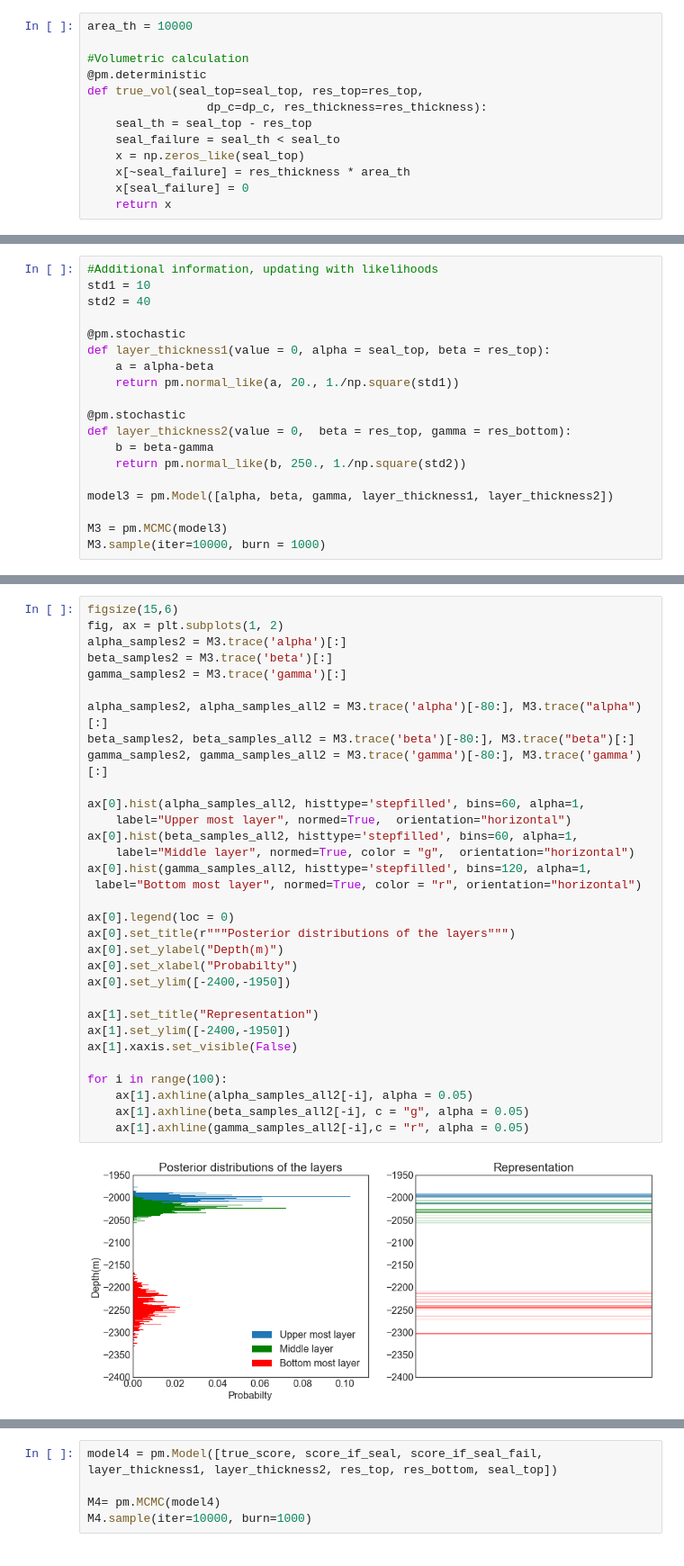
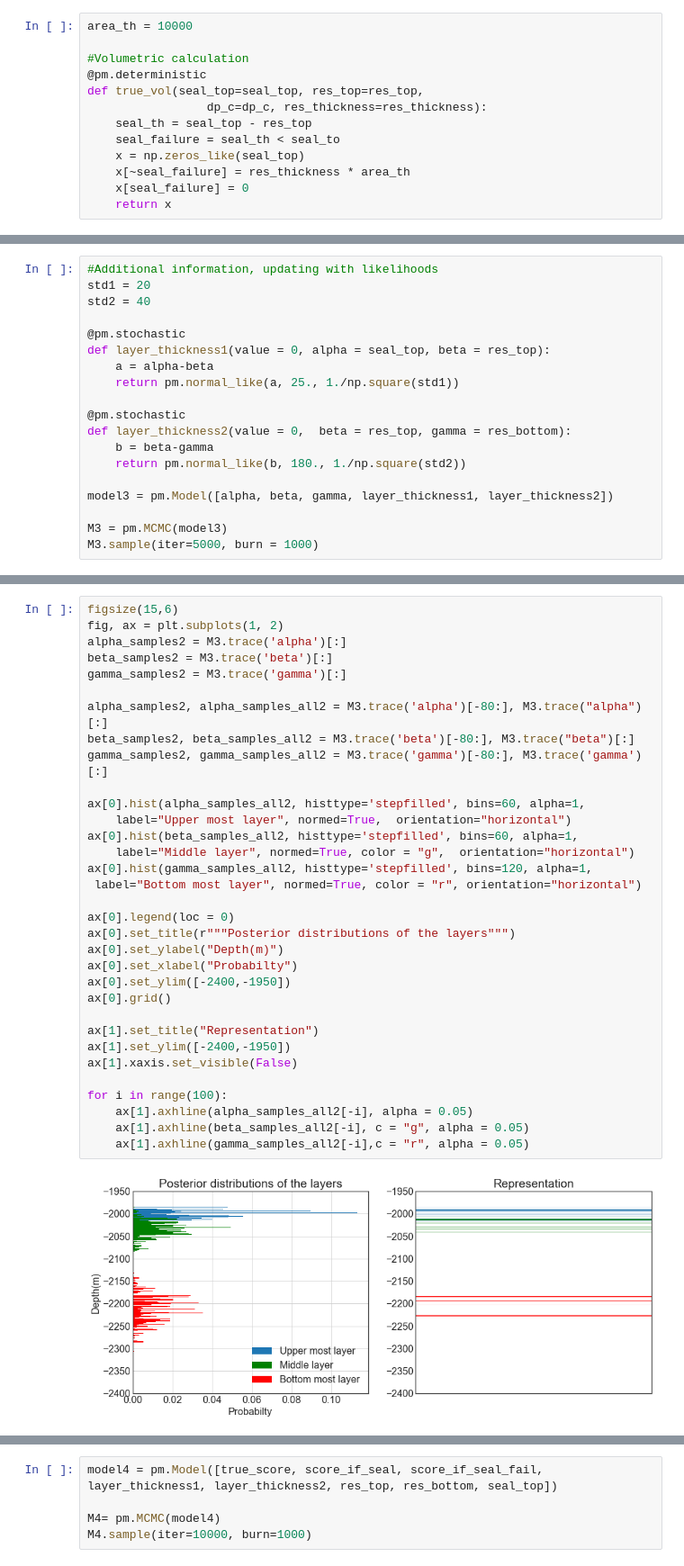
Before and after one commit to nre-aachen/Theses, a Jupyter notebook: Risk analysis/Final Thesis Notebooks/1D Model/1D Reservoir Model.ipynb, the cells around one changed output, grey strips where cells are left out. Shown at 90% size. Drawn from its saved outputs; the diff is of its cells as text.

```diff
--- a/Risk analysis/Final Thesis Notebooks/1D Model/1D Reservoir Model.ipynb
+++ b/Risk analysis/Final Thesis Notebooks/1D Model/1D Reservoir Model.ipynb
@@ -182,20 +172,20 @@ res_vol1 = MV1.trace("true_vol")[:]
 # %%
 #Additional information, updating with likelihoods
-std1 = 10
+std1 = 20
 std2 = 40
 
 @pm.stochastic
 def layer_thickness1(value = 0, alpha = seal_top, beta = res_top):
     a = alpha-beta
-    return pm.normal_like(a, 20., 1./np.square(std1))
+    return pm.normal_like(a, 25., 1./np.square(std1))
 
 @pm.stochastic
 def layer_thickness2(value = 0,  beta = res_top, gamma = res_bottom):
     b = beta-gamma
-    return pm.normal_like(b, 250., 1./np.square(std2))
+    return pm.normal_like(b, 180., 1./np.square(std2))
 
 model3 = pm.Model([alpha, beta, gamma, layer_thickness1, layer_thickness2])
 
 M3 = pm.MCMC(model3)
-M3.sample(iter=10000, burn = 1000)
+M3.sample(iter=5000, burn = 1000)
 # %% [output]
@@ -206,34 +196,35 @@ fig, ax = plt.subplots(1, 2)
 alpha_samples2 = M3.trace('alpha')[:]
 beta_samples2 = M3.trace('beta')[:]
 gamma_samples2 = M3.trace('gamma')[:]
 
 alpha_samples2, alpha_samples_all2 = M3.trace('alpha')[-80:], M3.trace("alpha")[:]
 beta_samples2, beta_samples_all2 = M3.trace('beta')[-80:], M3.trace("beta")[:]
 gamma_samples2, gamma_samples_all2 = M3.trace('gamma')[-80:], M3.trace('gamma')[:]
 
 ax[0].hist(alpha_samples_all2, histtype='stepfilled', bins=60, alpha=1,
     label="Upper most layer", normed=True,  orientation="horizontal")
 ax[0].hist(beta_samples_all2, histtype='stepfilled', bins=60, alpha=1,
     label="Middle layer", normed=True, color = "g",  orientation="horizontal")
 ax[0].hist(gamma_samples_all2, histtype='stepfilled', bins=120, alpha=1,
  label="Bottom most layer", normed=True, color = "r", orientation="horizontal")
 
 ax[0].legend(loc = 0)
 ax[0].set_title(r"""Posterior distributions of the layers""")
 ax[0].set_ylabel("Depth(m)")
 ax[0].set_xlabel("Probabilty")
 ax[0].set_ylim([-2400,-1950])
+ax[0].grid()
 
 ax[1].set_title("Representation")
 ax[1].set_ylim([-2400,-1950])
 ax[1].xaxis.set_visible(False)
 
 for i in range(100):
     ax[1].axhline(alpha_samples_all2[-i], alpha = 0.05)
     ax[1].axhline(beta_samples_all2[-i], c = "g", alpha = 0.05)
     ax[1].axhline(gamma_samples_all2[-i],c = "r", alpha = 0.05)
 # %% [output]
-[figure, old version]
+[figure, new version]
 # %%
 figsize(15,14)
 fig, ax = plt.subplots(2, 2)
```
Also changed, not shown: parts of 12 cells of this notebook, 22 other files.
